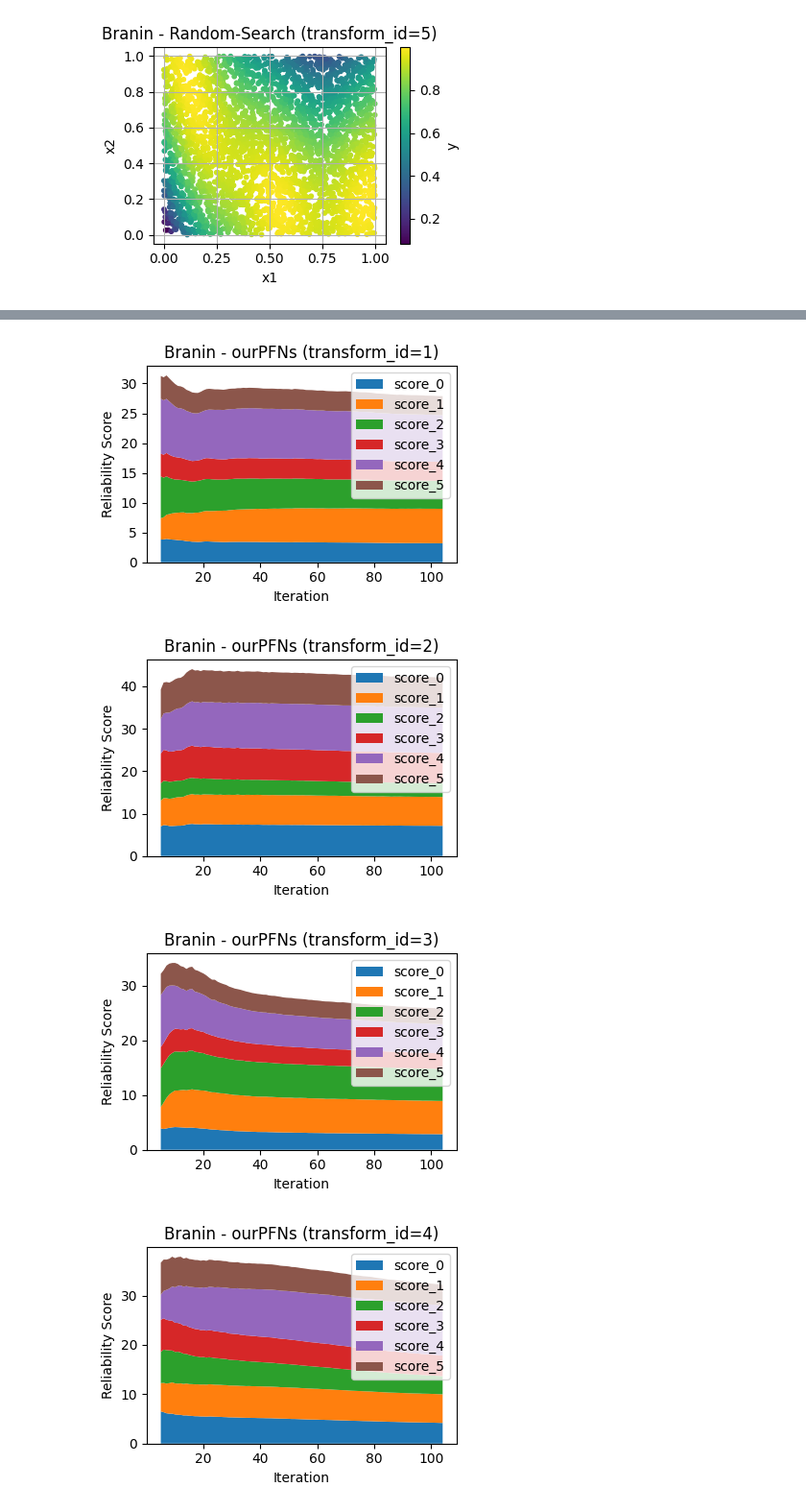
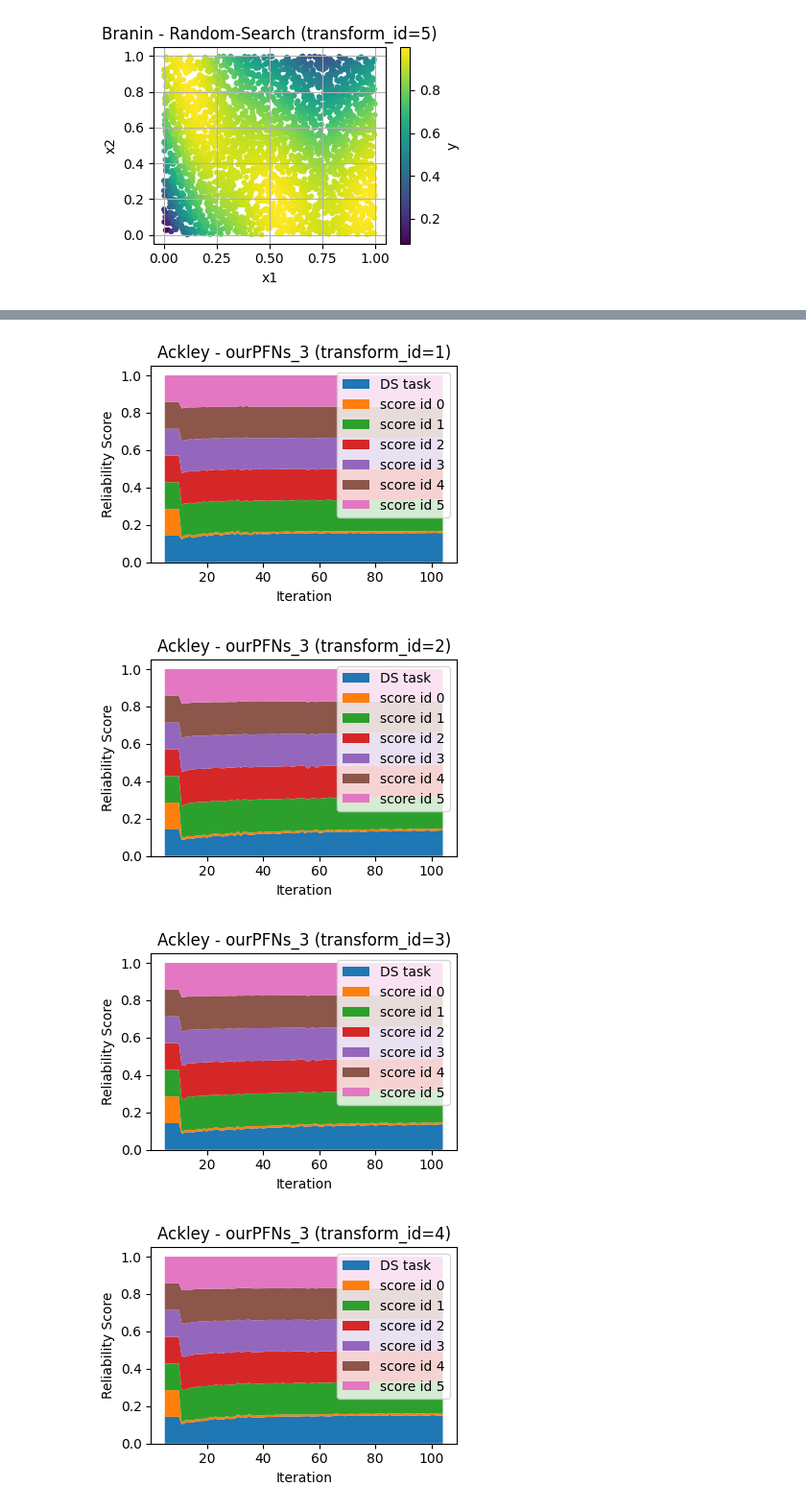
Before and after one commit to timruhkopf/ExperiencedFT-PFNs, a Jupyter notebook: HPO_tasks/Synthetic/plot.ipynb, the cells around one changed output, grey strips where cells are left out. Shown at 96% size. Saved outputs shown, nothing was run; the diff lists cells and outputs as text; code cells hidden in the pictures.

```diff
--- a/HPO_tasks/Synthetic/plot.ipynb
+++ b/HPO_tasks/Synthetic/plot.ipynb
@@ -151,15 +154,20 @@ for transform_id in unique_transforms:
 [figure]
 [figure]
 # %%
-method = 'ourPFNs'
-function_name = "Branin"
+method = 'ourPFNs_3'
+function_name = "Ackley"
 dfm = df[(df['method'] == method) & (df['function_name'] == function_name)]
 # Plot for each transform_id
 unique_transforms = dfm['transform_id'].unique()
 
 def parse_scores(x):
     if isinstance(x, str):
-        x = x.replace('tensor(', '').replace(')', '').strip('[]')
+        if "tensor" in x:
+            # Remove 'tensor(' and ')' and convert to numpy array
+            x = x.replace('tensor(', '').replace(')', '').strip('[]')
+        else:
+            # Handle string representation of a list
+           x = x.strip('[]')
         return np.array([float(i.strip()) if i.strip() != 'nan' else np.nan for i in x.split(',')])
     return np.array(x)
 
@@ -169,7 +177,7 @@ for transform_id in unique_transforms:
 
     df_subset['scores'] = df_subset['reliability_scores'].apply(parse_scores)
 
-    score_cols = [f'score_{i}' for i in range(6)]
+    score_cols = [f'DS task' if i==0 else f'score id {i -1}' for i in range(len(df_subset['scores'].iloc[0]))]
 
     df_subset[score_cols] = pd.DataFrame(df_subset['scores'].tolist(), index=df_subset.index)
 
@@ -188,4 +196,4 @@ for transform_id in unique_transforms:
-[figure, old version]
+[figure, new version]
-[figure, old version]
+[figure, new version]
-[figure, old version]
+[figure, new version]
-[figure, old version]
+[figure, new version]
```
Also changed, not shown: parts of 3 cells of this notebook, 4 other files.
